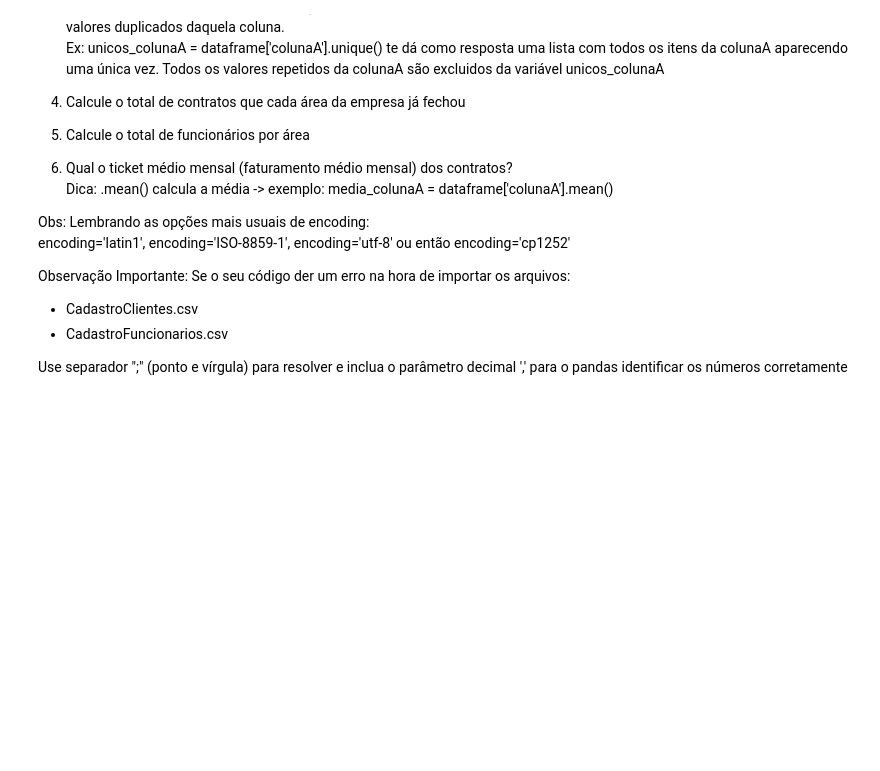
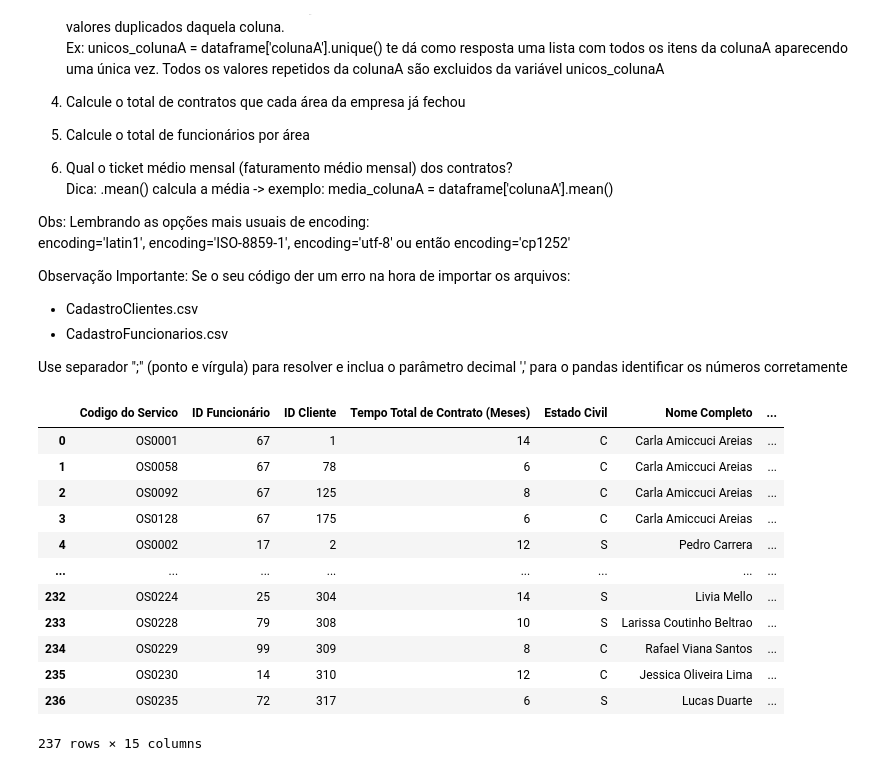
Before and after one commit to franciscojdsjr/Estudos-Python, a Jupyter notebook: Hastag/Exercicios_Pandas/18.13 Exercício Pandas.ipynb, the cells around one changed output. Saved outputs shown, nothing was run; the diff lists cells and outputs as text; code cells hidden in the pictures; blank space fills up the shorter version.

```diff
--- a/Hastag/Exercicios_Pandas/18.13 Exercício Pandas.ipynb
+++ b/Hastag/Exercicios_Pandas/18.13 Exercício Pandas.ipynb
@@ -52,3 +52,31 @@ Observação Importante: Se o seu código der um erro na hora de importar os arq
 - CadastroFuncionarios.csv
 
 Use separador ";" (ponto e vírgula) para resolver e inclua o parâmetro decimal ',' para o pandas identificar os números corretamente
+# %%
+import pandas as pd
+
+cadastrofunc = pd.read_csv('CadastroFuncionarios.csv',delimiter=';', decimal=',', encoding='utf-8')
+cadastrocliente = pd.read_csv('CadastroClientes.csv',delimiter=';', decimal=',', encoding='utf-8')
+servicosprestados = pd.read_excel('BaseServiçosPrestados.xlsx')
+
+
+TabelaConsolidada = servicosprestados
+TabelaConsolidada = TabelaConsolidada.merge(cadastrofunc,on='ID Funcionário')
+TabelaConsolidada = TabelaConsolidada.merge(cadastrocliente,on='ID Cliente')
+
+
+display(TabelaConsolidada)
+# %% [output]
+|  | Codigo do Servico | ID Funcionário | ID Cliente | Tempo Total de Contrato (Meses) | Estado Civil | Nome Completo | ... |
+| 0 | OS0001 | 67 | 1 | 14 | C | Carla Amiccuci Areias | ... |
+| 1 | OS0058 | 67 | 78 | 6 | C | Carla Amiccuci Areias | ... |
+| 2 | OS0092 | 67 | 125 | 8 | C | Carla Amiccuci Areias | ... |
+| 3 | OS0128 | 67 | 175 | 6 | C | Carla Amiccuci Areias | ... |
+| 4 | OS0002 | 17 | 2 | 12 | S | Pedro Carrera | ... |
+| ... | ... | ... | ... | ... | ... | ... | ... |
+| 232 | OS0224 | 25 | 304 | 14 | S | Livia Mello | ... |
+| 233 | OS0228 | 79 | 308 | 10 | S | Larissa Coutinho Beltrao | ... |
+| 234 | OS0229 | 99 | 309 | 8 | C | Rafael Viana Santos | ... |
+| 235 | OS0230 | 14 | 310 | 12 | C | Jessica Oliveira Lima | ... |
+| 236 | OS0235 | 72 | 317 | 6 | S | Lucas Duarte | ... |
+237 rows × 15 columns
```
Also changed, not shown: parts of 4 cells of this notebook, 1 other file.
